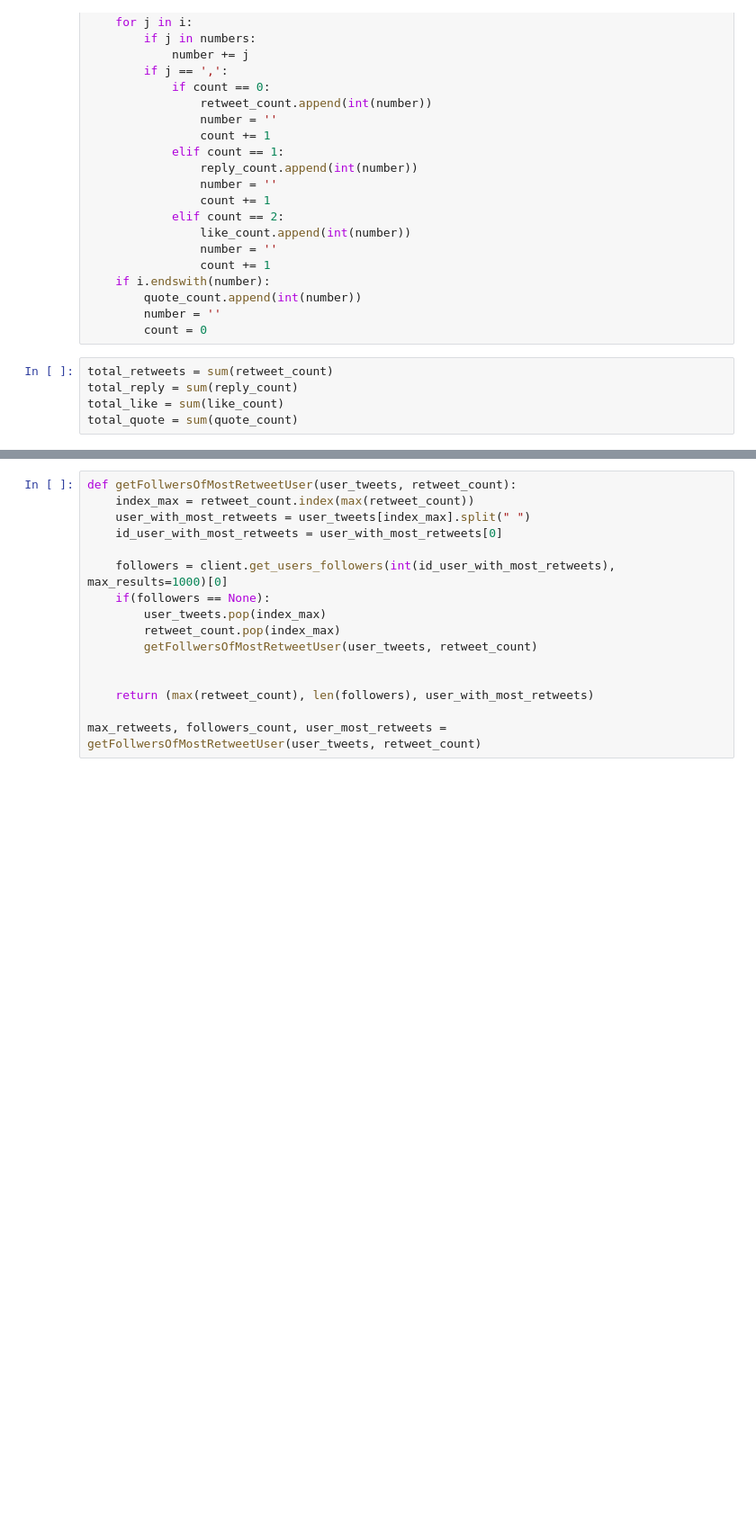
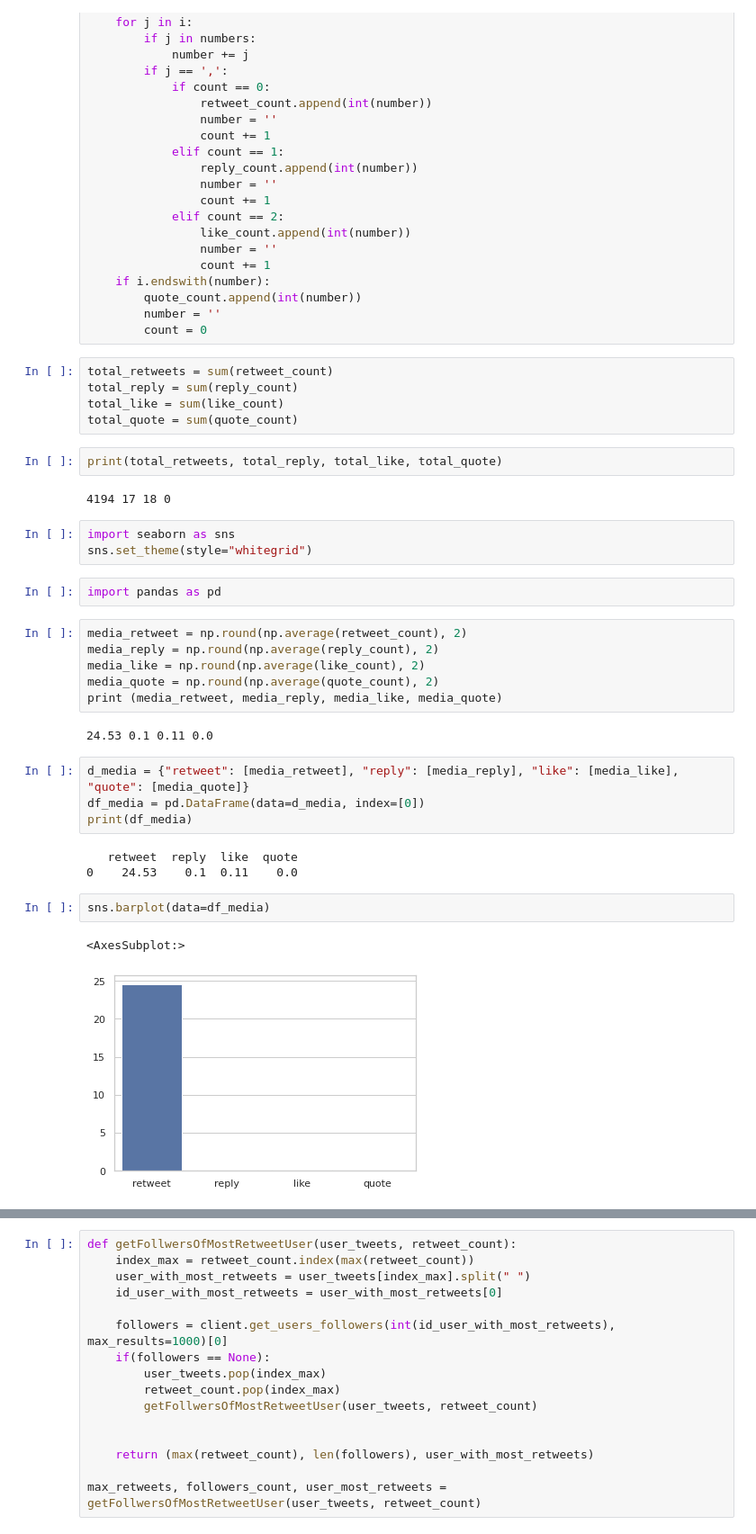
Before and after one commit to jaurelio1/Engagement_Twitter_API, a Jupyter notebook: Code/tweepy.ipynb, the cells around one changed output, grey strips where cells are left out. Shown: that part at 90% size. Saved outputs shown, nothing was run; the diff lists cells and outputs as text; blank space fills up the shorter version.

```diff
--- a/Code/tweepy.ipynb
+++ b/Code/tweepy.ipynb
@@ -369,3 +440,32 @@ total_retweets = sum(retweet_count)
 total_reply = sum(reply_count)
 total_like = sum(like_count)
 total_quote = sum(quote_count)
+# %%
+print(total_retweets, total_reply, total_like, total_quote)
+# %% [output]
+4194 17 18 0
+# %%
+import seaborn as sns
+sns.set_theme(style="whitegrid")
+# %%
+import pandas as pd
+# %%
+media_retweet = np.round(np.average(retweet_count), 2)
+media_reply = np.round(np.average(reply_count), 2)
+media_like = np.round(np.average(like_count), 2)
+media_quote = np.round(np.average(quote_count), 2)
+print (media_retweet, media_reply, media_like, media_quote)
+# %% [output]
+24.53 0.1 0.11 0.0
+# %%
+d_media = {"retweet": [media_retweet], "reply": [media_reply], "like": [media_like], "quote": [media_quote]}
+df_media = pd.DataFrame(data=d_media, index=[0])
+print(df_media)
+# %% [output]
+   retweet  reply  like  quote
+0    24.53    0.1  0.11    0.0
+# %%
+sns.barplot(data=df_media)
+# %% [output]
+<AxesSubplot:>
+[figure, added]
```
Also changed, not shown: parts of 33 cells of this notebook, 1 other file.
